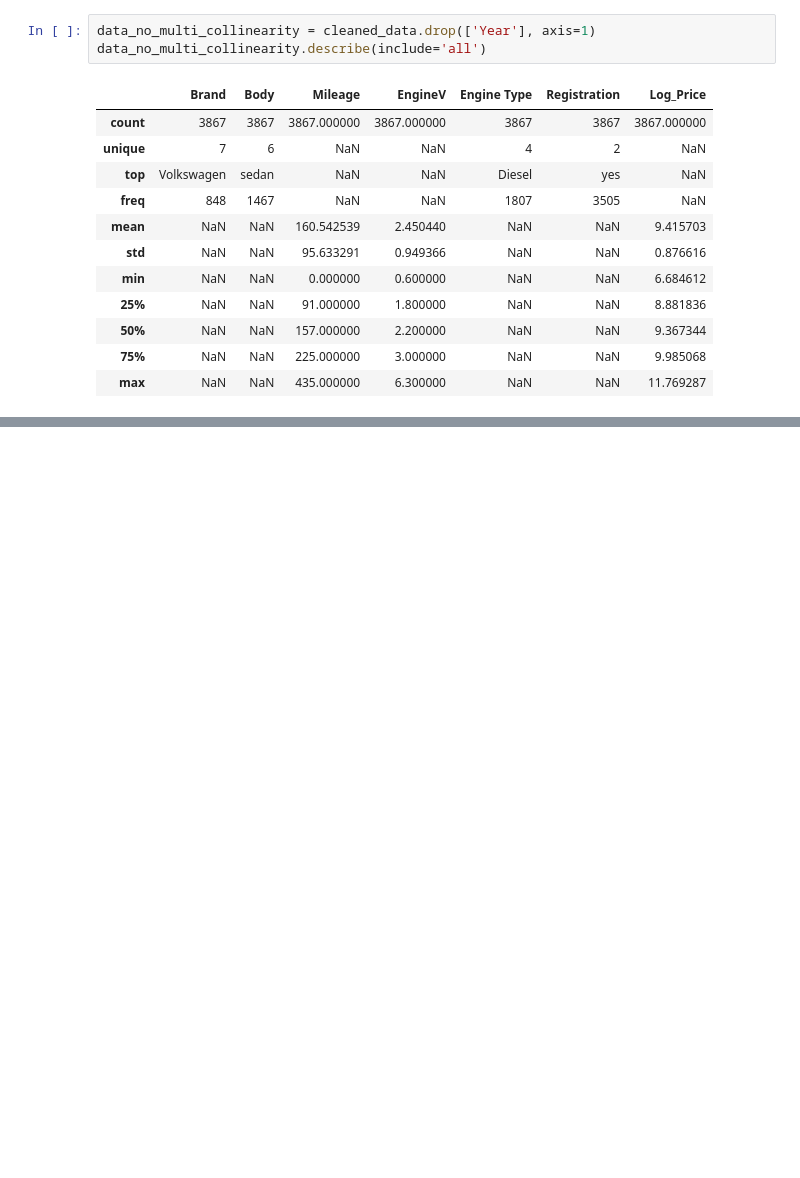
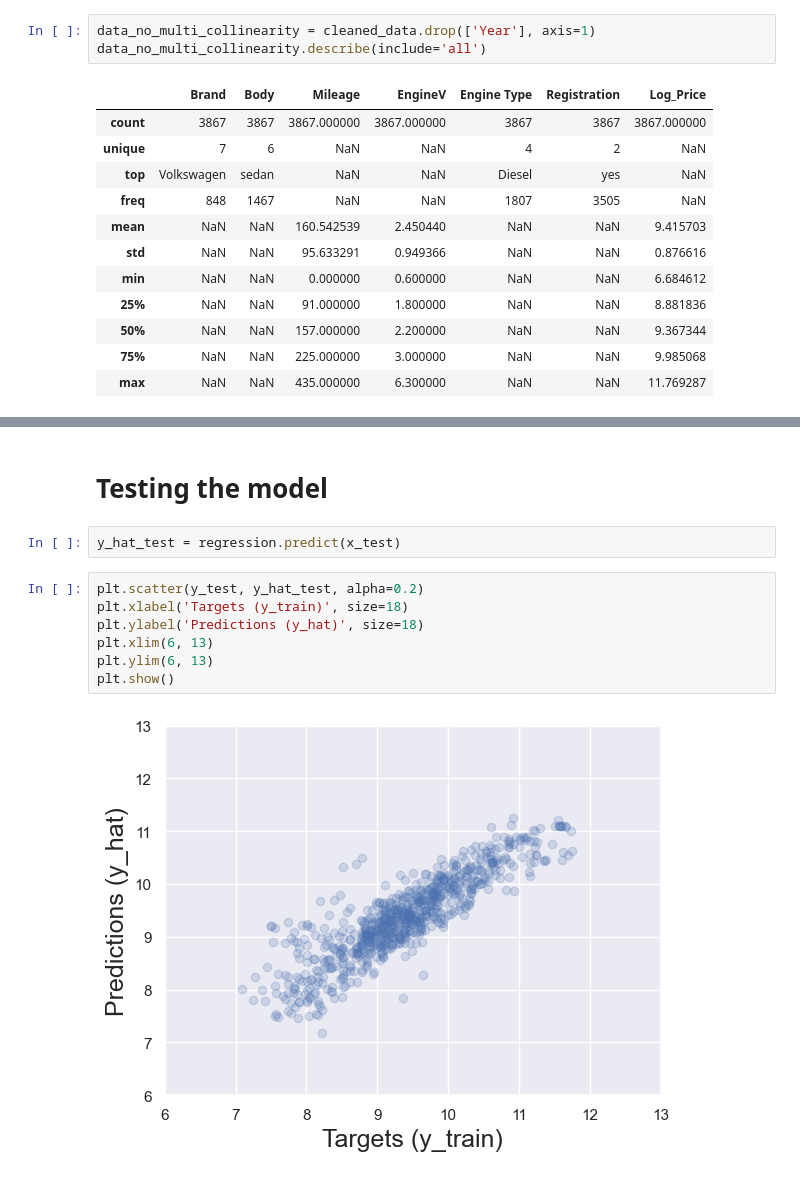
Before and after one commit to shiva508/dear_comrade_data_science_zero_to_hero, a Jupyter notebook: real_life_linear_regression.ipynb, the cells around one changed output, grey strips where cells are left out. Cells and saved outputs as stored; diff of their text form; blank space fills up the shorter version.

```diff
--- a/real_life_linear_regression.ipynb
+++ b/real_life_linear_regression.ipynb
@@ -342,0 +514,13 @@ data_no_multi_collinearity.describe(include='all')
+# %% [markdown]
+# Testing the model
+# %%
+y_hat_test = regression.predict(x_test)
+# %%
+plt.scatter(y_test, y_hat_test, alpha=0.2)
+plt.xlabel('Targets (y_train)', size=18)
+plt.ylabel('Predictions (y_hat)', size=18)
+plt.xlim(6, 13)
+plt.ylim(6, 13)
+plt.show()
+# %% [output]
+[figure, added]
```
Also changed, not shown: parts of 35 cells of this notebook.
